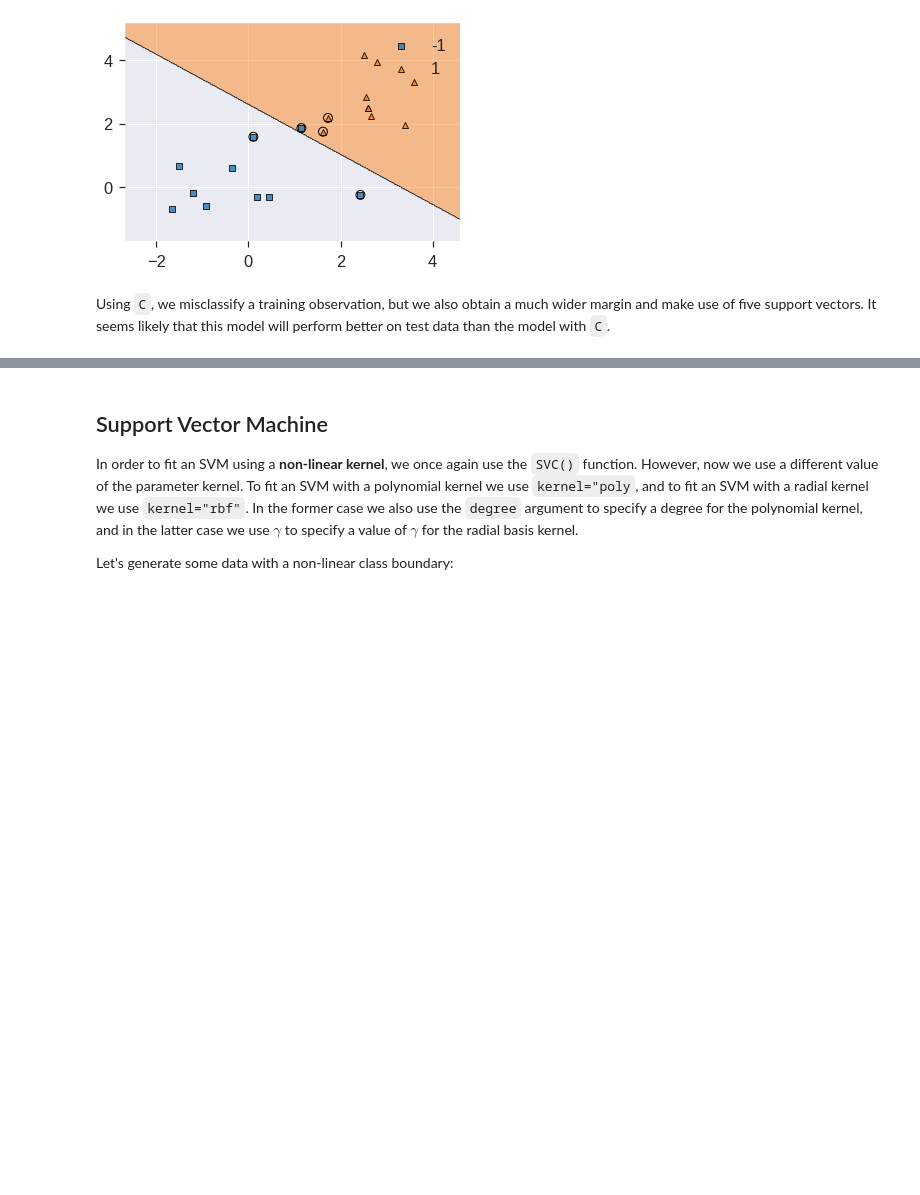
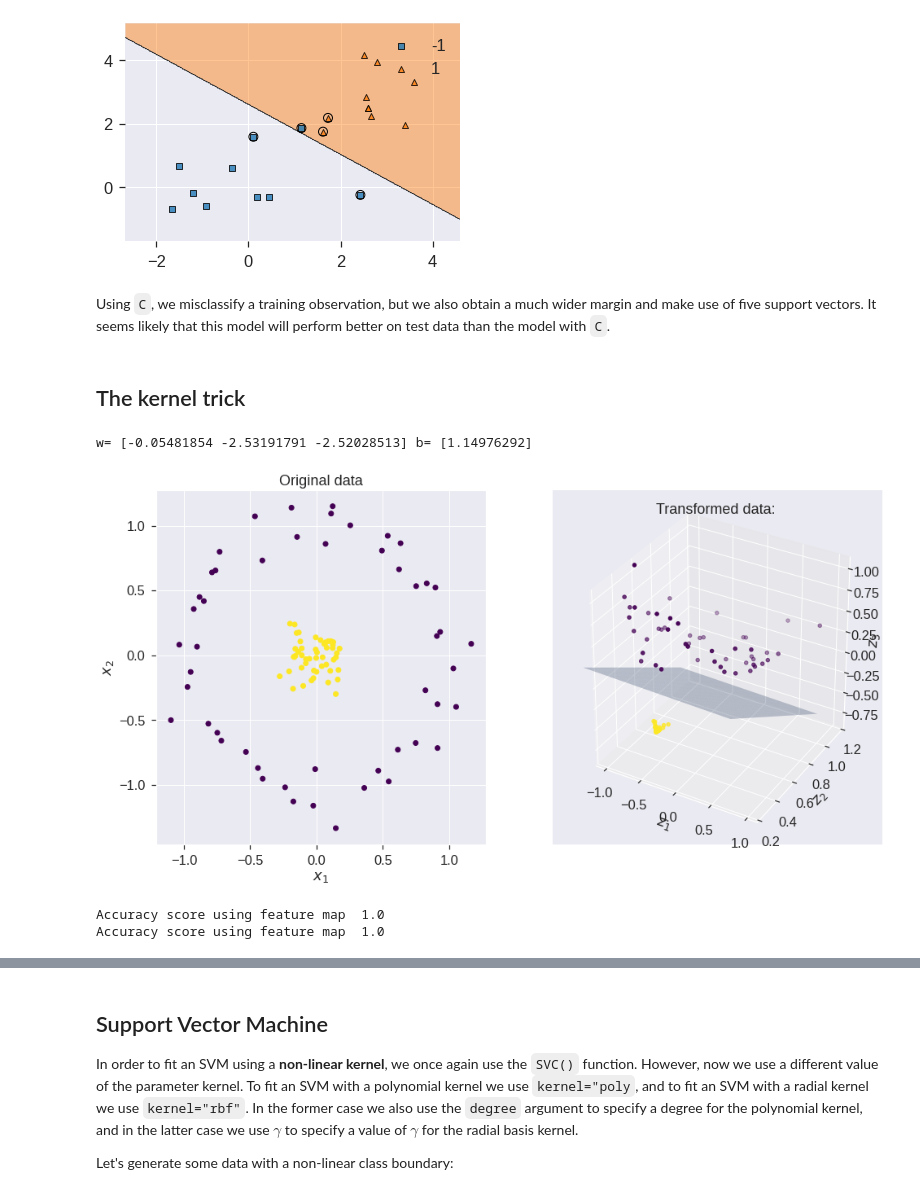
Before and after one commit to phonchi/nsysu-math6084, a Jupyter notebook: static_files/presentations/Chapter_9_Lab.ipynb, the cells around one changed output, grey strips where cells are left out. Drawn from its saved outputs; the diff is of its cells as text; code cells hidden in the pictures; blank space fills up the shorter version.

```diff
--- a/static_files/presentations/Chapter_9_Lab.ipynb
+++ b/static_files/presentations/Chapter_9_Lab.ipynb
@@ -204,3 +207,72 @@ plot_decision_regions(X, y, clf=svc_clf6, X_highlight=svc_clf6.support_vectors_)
 # %% [markdown]
 Using `C`, we misclassify a training observation, but we also obtain a much wider margin and make use of five support vectors. It seems
 likely that this model will perform better on test data than the model with `C`.
+# %% [markdown]
+## The kernel trick
+# %%
+from sklearn.datasets import make_circles
+
+def feature_map_1(X):
+    return np.asarray(( np.sqrt(2) *X[:,0] * X[:,1], X[:,0]**2, X[:,1]**2)).T
+
+def my_kernel_1(X,Y):
+    return np.dot(feature_map_1(X),feature_map_1(Y).T )
+# %%
+## Reference https://xavierbourretsicotte.github.io/Kernel_feature_map.html
+
+X, y = make_circles(100, factor=.1, noise=.1, random_state = 0)
+Z = feature_map_1(X)
+
+#2D scatter plot
+fig = plt.figure(figsize = (16,8))
+ax = fig.add_subplot(1, 2, 1)
+ax.scatter(X[:,0], X[:,1], c = y, cmap = 'viridis')
+ax.set_xlabel('$x_1$')
+ax.set_ylabel('$x_2$')
+ax.set_title('Original data')
+
+#3D scatter plot
+ax = fig.add_subplot(1, 2, 2, projection='3d')
+ax.scatter3D(Z[:,0],Z[:,1], Z[:,2],c = y, cmap = 'viridis' ) #,rstride = 5, cstride = 5, cmap = 'jet', alpha = .4, edgecolor = 'none' )
+ax.set_xlabel('$z_1$')
+ax.set_ylabel('$z_2$')
+ax.set_zlabel('$z_3$')
+ax.set_title('Transformed data: ')
+
+#SVM using linear kernel with feature map 1
+clf = SVC(C = 1, kernel = 'linear')
+clf.fit(Z, y)
+
+w = clf.coef_.flatten()
+b = clf.intercept_.flatten()
+print('w=',w,'b=',b)
+
+# create x,y
+xx, yy = np.meshgrid(np.linspace(-1,1), np.linspace(0,1))
+
+# calculate corresponding z
+boundary = (-w[0] * xx - w[1] * yy - b) * 1. /w[2]
+
+
+# plot the surface
+
+ax.plot_surface(xx, yy, boundary, alpha = .3)
+ax.set_ylim(.2,1.2)
+ax.set_zlim(-.9,1.1)
+#ax.view_init(0, 260)
+
+plt.show()
+# %% [output]
+w= [-0.05481854 -2.53191791 -2.52028513] b= [1.14976292]
+[figure, added]
+# %%
+#SVM using kernel 1 - feature map 1
+clf2 = SVC(kernel=my_kernel_1)
+clf2.fit(X, y)
+
+# predict on training examples - print accuracy score
+print('Accuracy score using feature map ',accuracy_score(y, clf2.predict(X)))
+print('Accuracy score using feature map ',accuracy_score(y, clf.predict(Z)))
+# %% [output]
+Accuracy score using feature map  1.0
+Accuracy score using feature map  1.0
```
Also changed, not shown: parts of 10 cells of this notebook.
